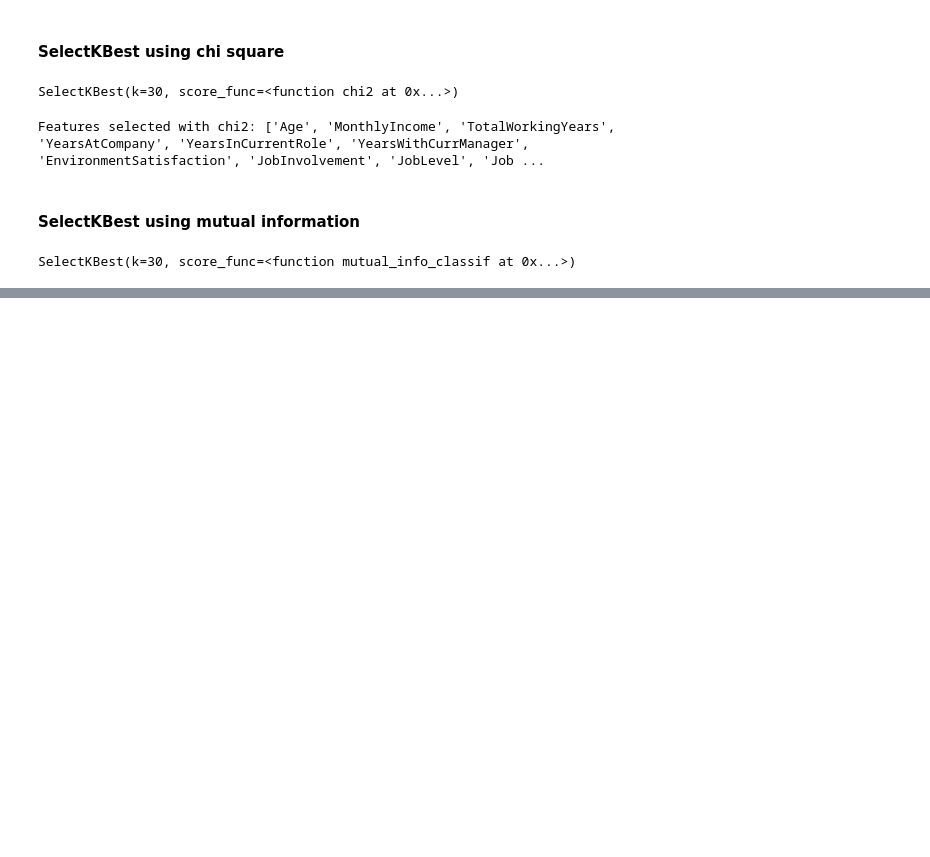
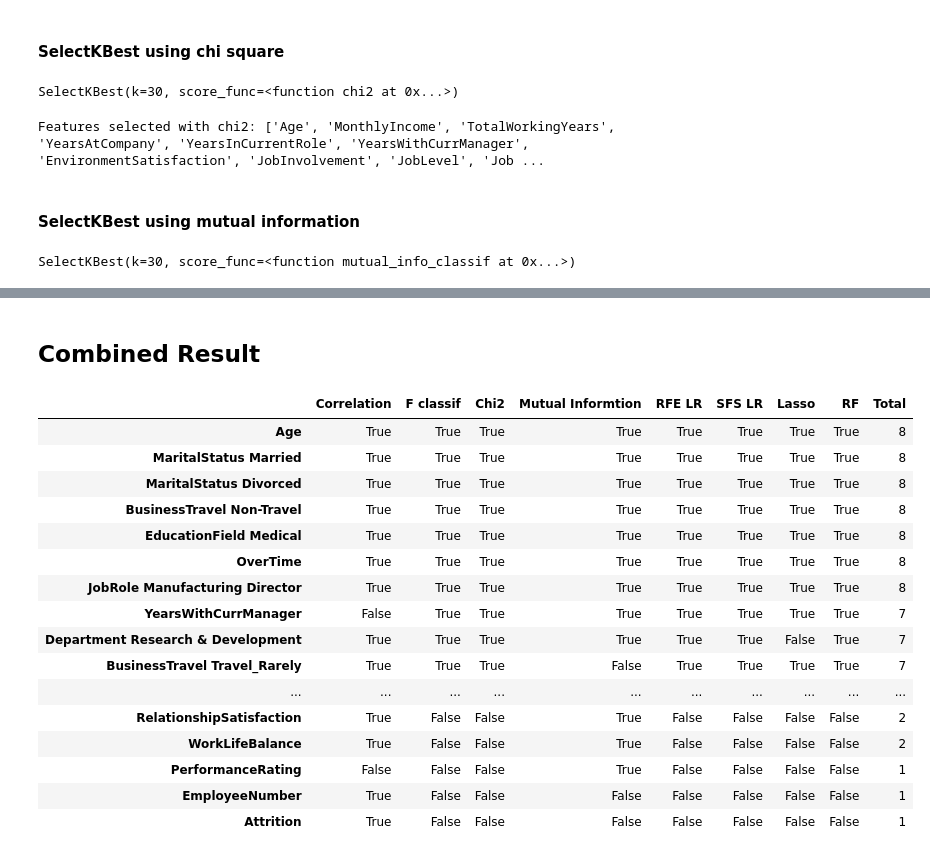
Before and after one commit to patilpushkarp/hra_book, a Jupyter notebook: hrbook/files/feature_selection.ipynb, the cells around one changed output, grey strips where cells are left out. Cells and saved outputs as stored; diff of their text form; code cells hidden in the pictures; blank space fills up the shorter version.

```diff
--- a/hrbook/files/feature_selection.ipynb
+++ b/hrbook/files/feature_selection.ipynb
@@ -120,0 +205,36 @@ f_class_df['Mutual Informtion'] = result
+# %%
+columns = df.columns
+result = [True if column in rfe_features else False for column in columns]
+rf_df = pd.DataFrame(columns=['RF'], index=columns)
+rf_df['RF'] = result
+# %% [markdown]
+## Combined Result
+# %%
+# Combine all the result dataframes
+res_df = pd.concat([correlation, f_class_df, chi2_df, mi_df, rfe_lr_df, sfs_df, lasso_df, rf_df], axis=1)
+# %%
+# Calculate the total votes for each features based on the different methods
+res_df['Total'] = np.sum(res_df, axis=1)
+# %%
+# Sort the resultant dataframe based on votes
+res_df.sort_values('Total', inplace=True, ascending=False)
+# %%
+res_df
+# %% [output]
+|  | Correlation | F classif | Chi2 | Mutual Informtion | RFE LR | SFS LR | Lasso | RF | Total |
+| Age | True | True | True | True | True | True | True | True | 8 |
+| MaritalStatus Married | True | True | True | True | True | True | True | True | 8 |
+| MaritalStatus Divorced | True | True | True | True | True | True | True | True | 8 |
+| BusinessTravel Non-Travel | True | True | True | True | True | True | True | True | 8 |
+| EducationField Medical | True | True | True | True | True | True | True | True | 8 |
+| OverTime | True | True | True | True | True | True | True | True | 8 |
+| JobRole Manufacturing Director | True | True | True | True | True | True | True | True | 8 |
+| YearsWithCurrManager | False | True | True | True | True | True | True | True | 7 |
+| Department Research & Development | True | True | True | True | True | True | False | True | 7 |
+| BusinessTravel Travel_Rarely | True | True | True | False | True | True | True | True | 7 |
+| ... | ... | ... | ... | ... | ... | ... | ... | ... | ... |
+| RelationshipSatisfaction | True | False | False | True | False | False | False | False | 2 |
+| WorkLifeBalance | True | False | False | True | False | False | False | False | 2 |
+| PerformanceRating | False | False | False | True | False | False | False | False | 1 |
+| EmployeeNumber | True | False | False | False | False | False | False | False | 1 |
+| Attrition | True | False | False | False | False | False | False | False | 1 |
```
Also changed, not shown: parts of 22 cells of this notebook, 1 other file.
